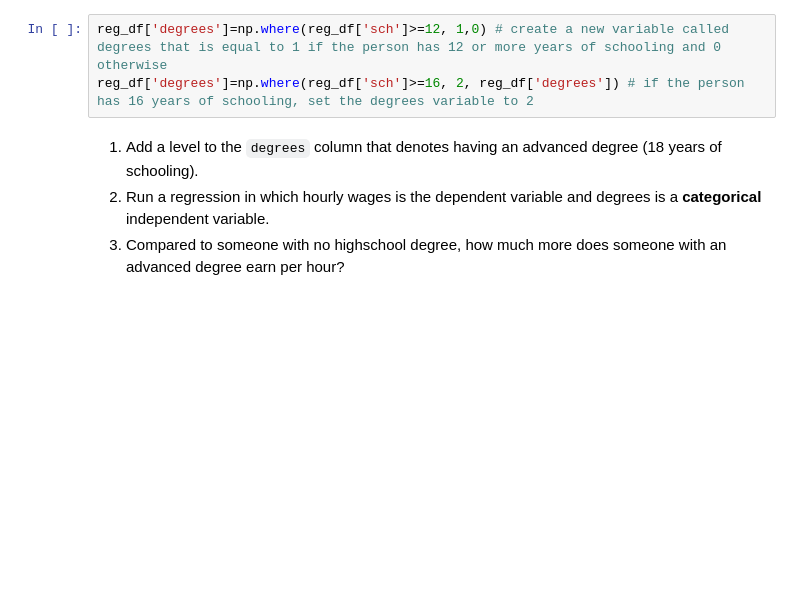
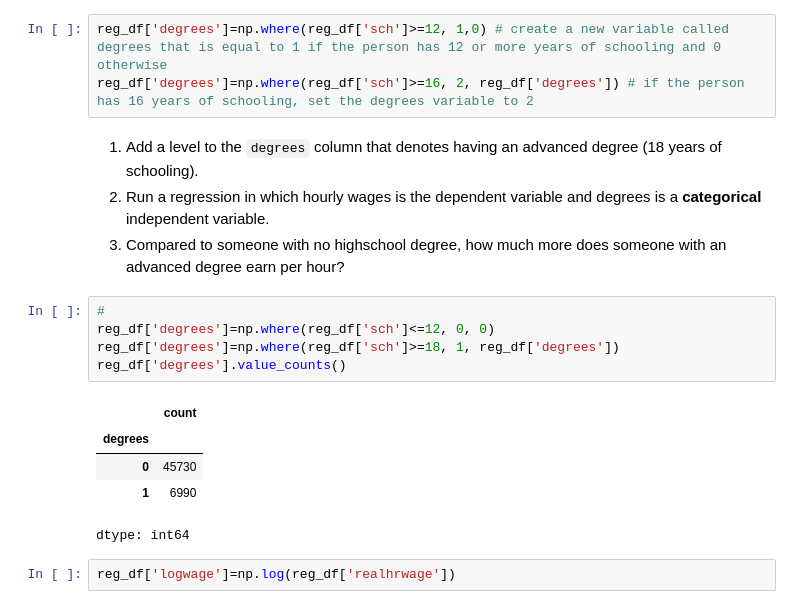
Before and after one commit to Yifan-FENG/QM2-1, a Jupyter notebook: W7 Linear Regression.ipynb, the cells around one changed output. Saved outputs shown, nothing was run; the diff lists cells and outputs as text; blank space fills up the shorter version.

```diff
--- a/W7 Linear Regression.ipynb
+++ b/W7 Linear Regression.ipynb
@@ -716,3 +716,16 @@ reg_df['degrees']=np.where(reg_df['sch']>=16, 2, reg_df['degrees']) # if the per
 1. Add a level to the `degrees` column that denotes having an advanced degree (18 years of schooling).
 2. Run a regression in which hourly wages is the dependent variable and degrees is a **categorical** independent variable.
 3. Compared to someone with no highschool degree, how much more does someone with an advanced degree earn per hour?
+# %%
+#
+reg_df['degrees']=np.where(reg_df['sch']<=12, 0, 0)
+reg_df['degrees']=np.where(reg_df['sch']>=18, 1, reg_df['degrees'])
+reg_df['degrees'].value_counts()
+# %% [output]
+|  | count |
+| degrees |  |
+| 0 | 45730 |
+| 1 | 6990 |
+dtype: int64
+# %%
+reg_df['logwage']=np.log(reg_df['realhrwage'])
```
Also changed, not shown: parts of 3 cells of this notebook.
